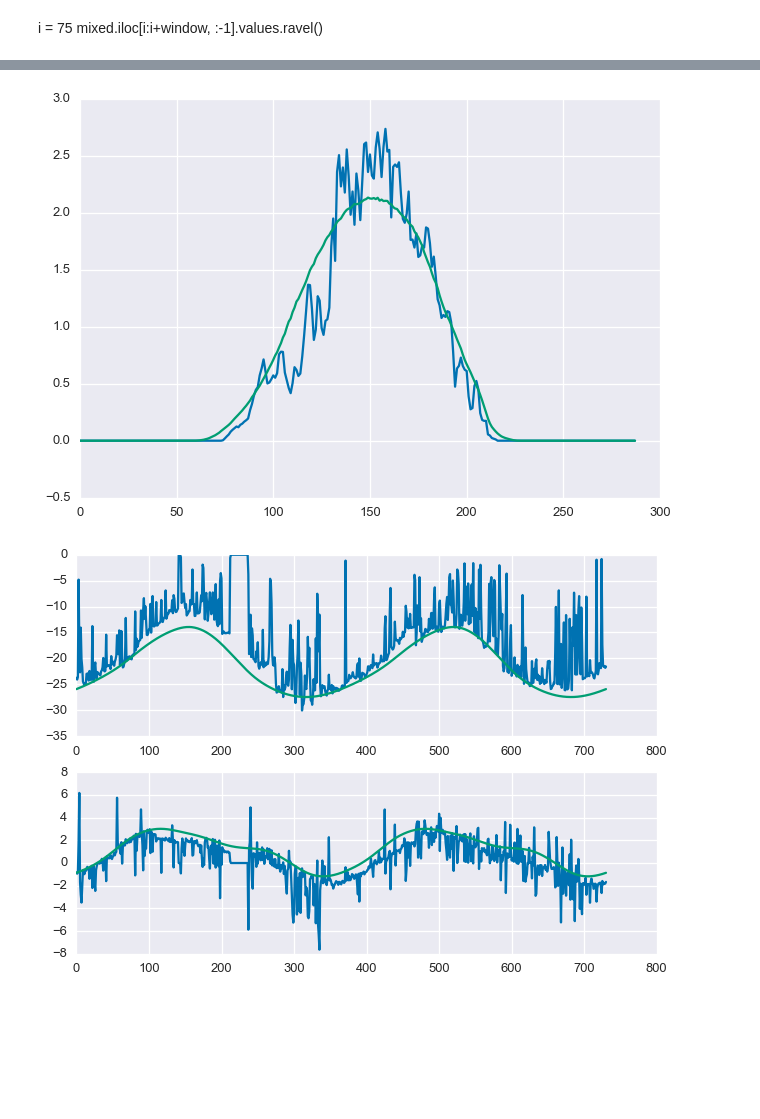
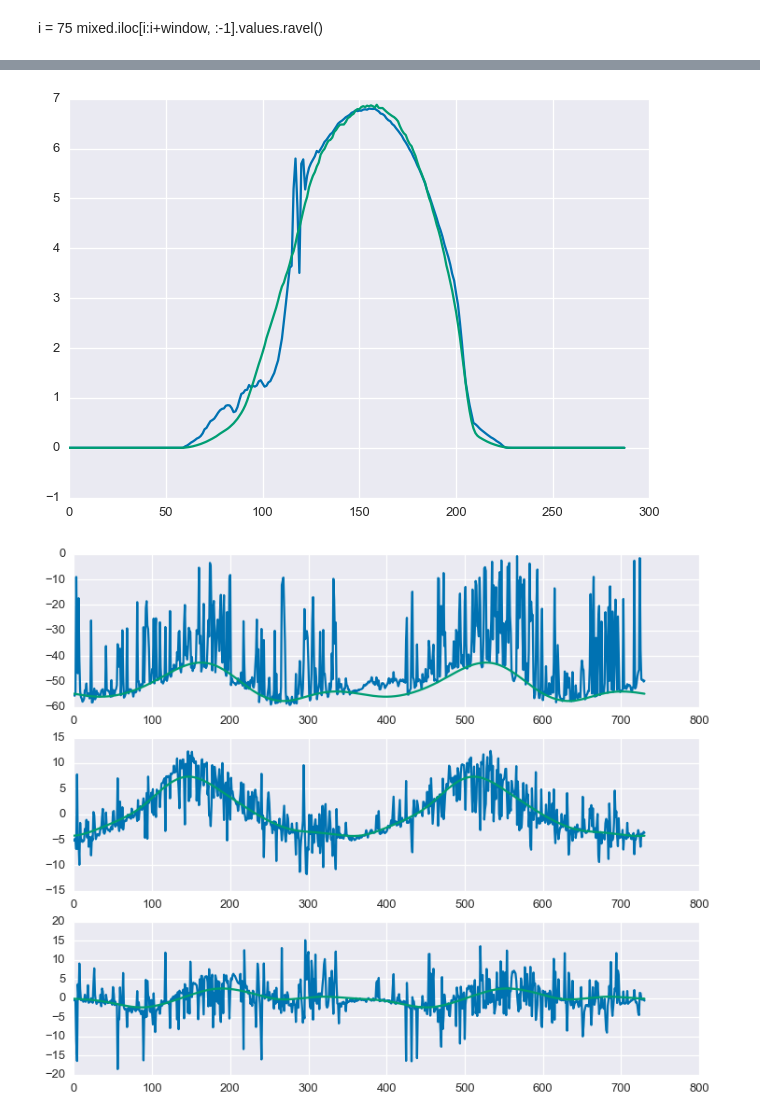
Before and after one commit to bmeyers/SolarForecasting, a Jupyter notebook: scratch_work_bennet.ipynb, the cells around one changed output, grey strips where cells are left out. Drawn from its saved outputs; the diff is of its cells as text; code cells hidden in the pictures; blank space fills up the shorter version.

```diff
--- a/scratch_work_bennet.ipynb
+++ b/scratch_work_bennet.ipynb
@@ -55,7 +55,7 @@ mixed.shape
 i = 75
 mixed.iloc[i:i+window, :-1].values.ravel()
 # %%
-scs = StatisticalClearSky(df['S44'])
+scs = StatisticalClearSky(df['S47'])
 # %%
 scs.get_eigenvectors()
 # %%
@@ -65,9 +65,9 @@ scs.reconstruct_day(day=2, n=2)
 # %%
-scs.reconstruct_day(day=250, n=2)
+scs.reconstruct_day(day=317, n=3)
 # %% [output]
-[figure, old version]
+[figure, new version]
 # %%
-_ = scs.make_clearsky_model(plot=True)
+_ = scs.make_clearsky_model(mu=10**(3), eta=10**(-1.0), plot=True)
 # %% [output]
-[figure, old version]
+[figure, new version]
 # %%
```
Also changed, not shown: parts of 3 cells of this notebook.
